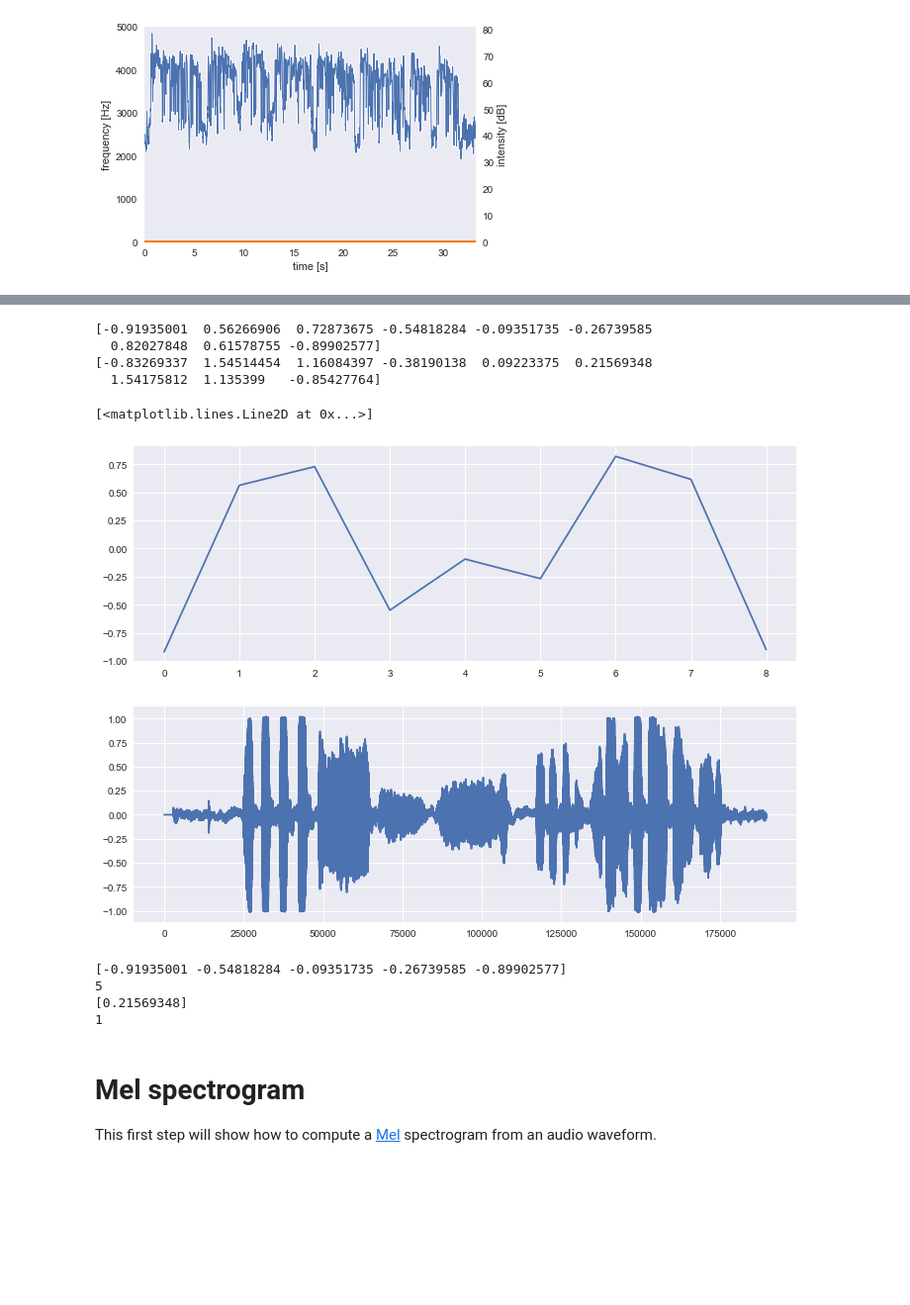
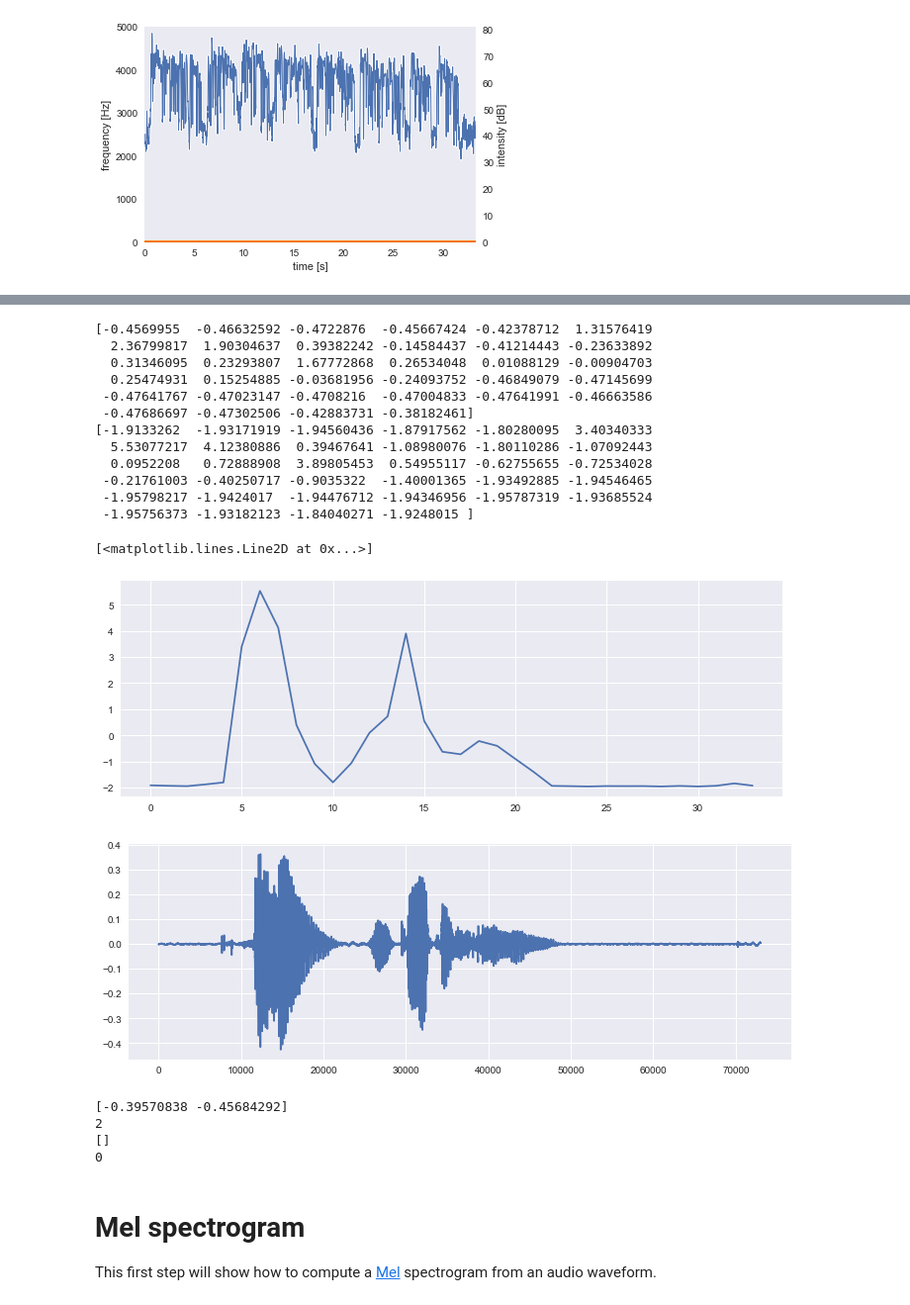
Before and after one commit to Bitfroest/presentation-analysis, a Jupyter notebook: analysis.ipynb, the cells around one changed output, grey strips where cells are left out. Shown at 99% size. Cells and saved outputs as stored; diff of their text form; code cells hidden in the pictures; blank space fills up the shorter version.

Commit message:
add filters

```diff
--- a/analysis.ipynb
+++ b/analysis.ipynb
@@ -87,12 +87,15 @@ plt.show() # or plt.savefig("spectrogram.pdf")
 16651
 [figure]
 # %%
-audio_path = './audio/whistle.wav'
+audio_path = './audio/jan_text_1.wav'
 
-y, sr = librosa.load(audio_path, dtype=np.float32)
+y, sampling_rate = librosa.load(audio_path, dtype=np.float32)
 print(len(y))
 
+segmentation_time = 0.1
+
 # Time of the Signal
+sr = int(sampling_rate * segmentation_time)
 NoWindows = int(np.ceil(y.size/sr))
 signal_avg = np.zeros(NoWindows)
 signal_max = np.zeros(NoWindows)
@@ -127,31 +130,34 @@ print(intensity)
 plt.figure(figsize=(12,4))
 
 # show waveform
-plt.plot(intensity.values[0])
+from scipy.ndimage.filters import gaussian_filter
+
+plt.plot(gaussian_filter(intensity.values[0], sigma=7) , 'r')
+plt.plot(intensity.values[0] , 'C1')
 
 # Make a new figure
 plt.figure(figsize=(12,4))
 
 # show waveform
 plt.plot(pitch.selected_array['frequency'])
-
+plt.plot(gaussian_filter(pitch.selected_array['frequency'], sigma=7), 'r')
 # Make a new figure
 plt.figure(figsize=(12,4))
 
 # show waveform
 plt.plot(y)
 
-print("signal_avg is: ", signal_avg)
-print("signal_max is: ", signal_max)
-print("signal_min is: ", signal_min)
+#print("signal_avg is: ", signal_avg)
+#print("signal_max is: ", signal_max)
+#print("signal_min is: ", signal_min)
 
 signal_avg_avg = sum(abs(signal_avg)/signal_avg.size)
 signal_max_max = max(abs(signal_max))
 signal_min_min = min(abs(signal_min))
 signal_std_std = stat.stdev(signal_std)
 
-print("signal_avg_avg is: ", signal_avg_avg)
-print("signal_max_max is: ", signal_max_max)
-print("signal_min_min is: ", signal_min_min)
-print("signal_std_std is: ", signal_std_std)
+#print("signal_avg_avg is: ", signal_avg_avg)
+#print("signal_max_max is: ", signal_max_max)
+#print("signal_min_min is: ", signal_min_min)
+#print("signal_std_std is: ", signal_std_std)
 # %% [output]
@@ -178,33 +181,41 @@ signal_std_std is:  0.1616419809053122
 # %%
 #feature scaling
 features = np.zeros(len(signal_avg))
 features2 = np.zeros(len(signal_avg))
 a = signal_max - signal_min
 for i in range(0, (len(signal_avg))):
     features[i] = (signal_avg[i] - signal_avg_avg)/signal_std_std
     features2[i] = (signal_std[i] - signal_std_std)/signal_avg_avg
 print (features)
 print (features2)
 
 # Make a new figure
 plt.figure(figsize=(12,4))
 
 # show waveform
-plt.plot(features)
+plt.plot(features2)
 
 # Make a new figure
 plt.figure(figsize=(12,4))
 
 # show waveform
 plt.plot(y)
 # %% [output]
-[-0.91935001  0.56266906  0.72873675 -0.54818284 -0.09351735 -0.26739585
-  0.82027848  0.61578755 -0.89902577]
-[-0.83269337  1.54514454  1.16084397 -0.38190138  0.09223375  0.21569348
-  1.54175812  1.135399   -0.85427764]
+[-0.4569955  -0.46632592 -0.4722876  -0.45667424 -0.42378712  1.31576419
+  2.36799817  1.90304637  0.39382242 -0.14584437 -0.41214443 -0.23633892
+  0.31346095  0.23293807  1.67772868  0.26534048  0.01088129 -0.00904703
+  0.25474931  0.15254885 -0.03681956 -0.24093752 -0.46849079 -0.47145699
+ -0.47641767 -0.47023147 -0.4708216  -0.47004833 -0.47641991 -0.46663586
+ -0.47686697 -0.47302506 -0.42883731 -0.38182461]
+[-1.9133262  -1.93171919 -1.94560436 -1.87917562 -1.80280095  3.40340333
+  5.53077217  4.12380886  0.39467641 -1.08980076 -1.80110286 -1.07092443
+  0.0952208   0.72888908  3.89805453  0.54955117 -0.62755655 -0.72534028
+ -0.21761003 -0.40250717 -0.9035322  -1.40001365 -1.93492885 -1.94546465
+ -1.95798217 -1.9424017  -1.94476712 -1.94346956 -1.95787319 -1.93685524
+ -1.95756373 -1.93182123 -1.84040271 -1.9248015 ]
 [<matplotlib.lines.Line2D at 0x...>]
-[figure, old version]
+[figure, new version]
-[figure, old version]
+[figure, new version]
 # %%
 features_filtered=features[features<0.1]
 # features_filtered=features_filtered[features_filtered>0.1]
@@ -216,10 +227,10 @@ features_filtered2=features_filtered2[features_filtered2<0.25]
 print(features_filtered2)
 print(features_filtered2.size)
 # %% [output]
-[-0.91935001 -0.54818284 -0.09351735 -0.26739585 -0.89902577]
-5
-[0.21569348]
-1
+[-0.39570838 -0.45684292]
+2
+[]
+0
 # %% [markdown]
 # Mel spectrogram
 This first step will show how to compute a [Mel](http://en.wikipedia.org/wiki/Mel_scale) spectrogram from an audio waveform.
```
Also changed, not shown: parts of 1 cell of this notebook, 1 other file.
